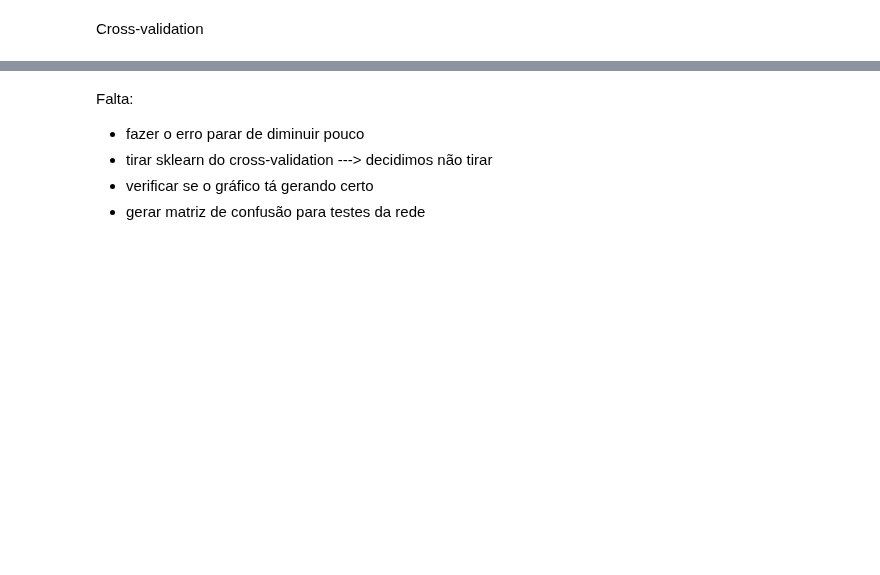
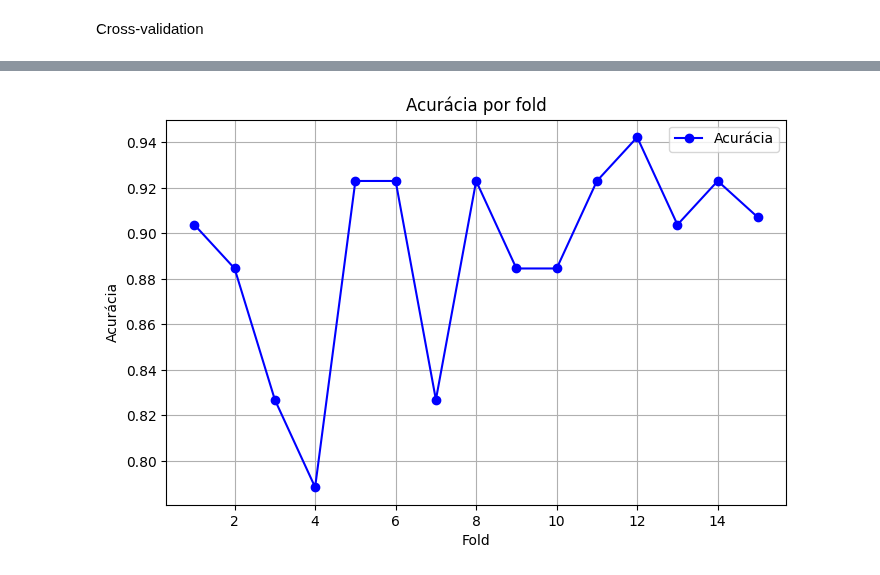
Before and after one commit to claradasneves/ep-ia, a Jupyter notebook: ep_ia_backup.ipynb, the cells around one changed output, grey strips where cells are left out. Drawn from its saved outputs; the diff is of its cells as text; code cells hidden in the pictures; blank space fills up the shorter version.

Commit message:
cross validation

```diff
--- a/ep_ia_backup.ipynb
+++ b/ep_ia_backup.ipynb
@@ -984,14 +845,17 @@ def train_cross_validation(entrada, classes, num_particoes):
         classes (np.array): Vetor das classes dos dados.
         num_particoes (int): Número de partições (K).
     """
+    num_particoes = 15
     particoes_dados, particoes_classes = kfold(entrada, classes, num_particoes)
 
-    early_stop_param = 50
+    early_stop_param = 30
     learning_rate = 0.0005
     min_output_error = 0.0000000001
     max_epochs_num = 500
 
-    acuracia_total = 0
+    acuracias = []
+    erros = []
+    mlps = []
 
     for i in range(num_particoes):
         print(f"Treinamento K-Fold {i + 1}: ")
@@ -1013,24 +877,35 @@ def train_cross_validation(entrada, classes, num_particoes):
         # Treina MLP
         mlp.train(dados_treinamento, classes_treinamento, earlystop=True)
 
+        mlps.append(mlp)
+
         print(f"Treinamento {i + 1} finalizado.")
         acuracia, erro_medio, dp = mlp.get_accuracy(dados_teste, classes_teste)
         print(f"Acurácia: {acuracia:.2f}")
         print(f"Erro médio: {erro_medio:.2f}")
         print(f"Desvio padrão do erro: {dp:.2f}\n")
 
-        acuracia_total += acuracia
+        acuracias.append(acuracia)
+        erros.append(erro_medio)
 
     print("Cross-validation concluído.")
-    print(f"Acurácia média: {acuracia_total / num_particoes:.2f}")
+    print(f"Acurácia média: {np.mean(acuracias):.2f}")
+    print(f"Desvio padrão da acurácia: {np.std(acuracias):.3f}")
+    print(f"Erro médio: {np.mean(erros):.5f}")
+    print(f"Desvio padrão: {np.std(erros):.5f}")
+
+    return mlps, acuracias, erros
 
 # Lendo os arquivos
 imagens = ler_arq_imagens('X.txt')
 classes = ler_arq_classes('Y_letra.txt')
 
+# Dividindo os dados em conjuntos de treinamento e teste
+x_train, y_train, x_test, y_test = dividir_dados(imagens, classes, test_proportion=0.2)
+
 # Convertendo para float
 classes = classes.astype(float)
 
-train_cross_validation(imagens, classes, 5)
+mlps, acuracias, erros = train_cross_validation(x_train, y_train, 7)
 # %% [output]
 Treinamento K-Fold 1:
@@ -1084,7 +928,19 @@ print(df_erros_treinamento)
-# %% [markdown]
-Falta:
-
-- fazer o erro parar de diminuir pouco
-- tirar sklearn do cross-validation  --->  decidimos não tirar
-- verificar se o gráfico tá gerando certo
-- gerar matriz de confusão para testes da rede
+# %%
+# Índices do vetor (0 a 6)
+indices = list(range(1, len(acuracias) + 1))
+
+# Criar o gráfico
+plt.figure(figsize=(8, 5))
+plt.plot(indices, acuracias, marker='o', linestyle='-', color='b', label='Acurácia')
+
+# Adicionar títulos e legendas
+plt.title('Acurácia por fold')
+plt.xlabel('Fold')
+plt.ylabel('Acurácia')
+plt.legend()
+
+# Mostrar o gráfico
+plt.grid(True)
+plt.show()
+# %% [output]
+[figure, added]
```
Also changed, not shown: parts of 17 cells of this notebook, 13 other files.
